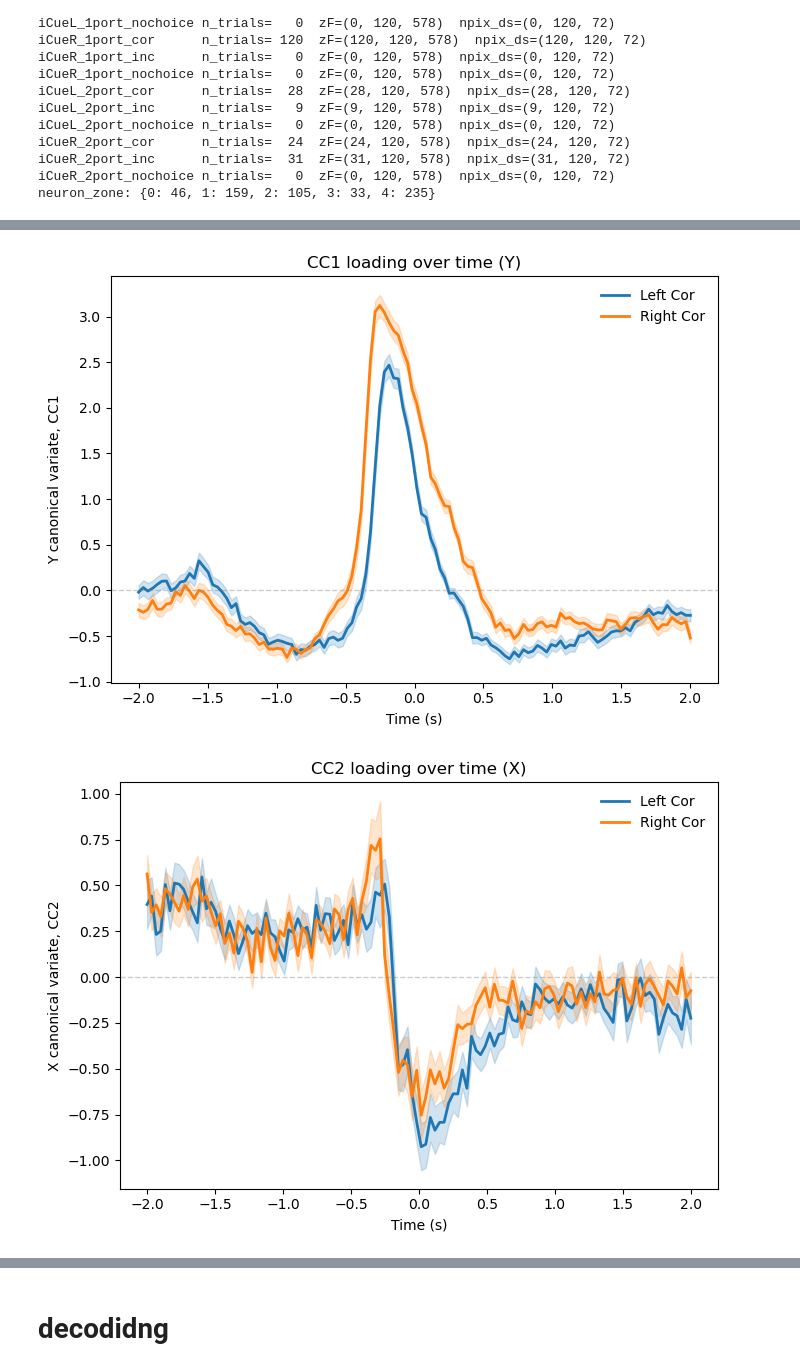
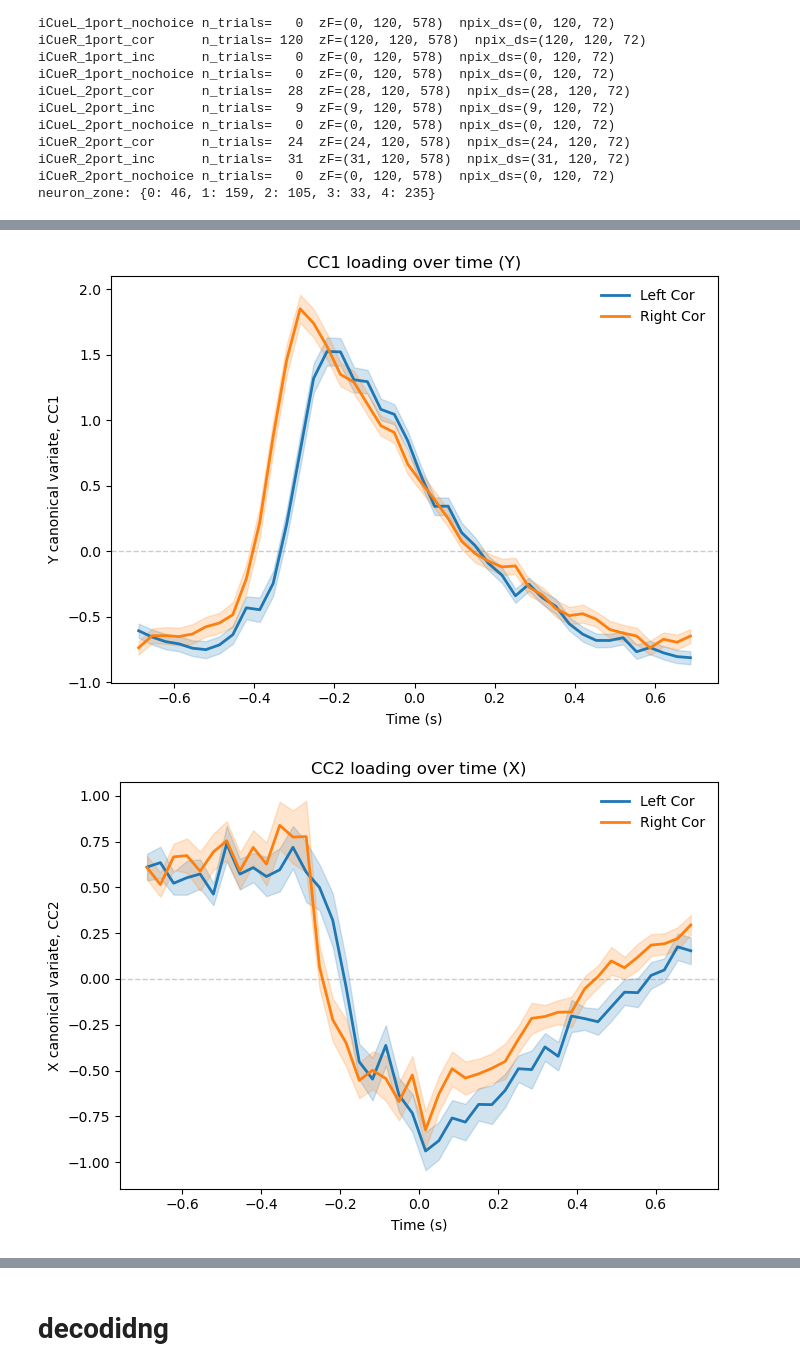
Before and after one commit to AlexVoce/project_pickles, a Jupyter notebook: cca.ipynb, the cells around one changed output, grey strips where cells are left out. Cells and saved outputs as stored; diff of their text form; code cells hidden in the pictures.

```diff
--- a/cca.ipynb
+++ b/cca.ipynb
@@ -15,12 +20,15 @@ PROJECT_ROOT = Path.cwd()
 
 dataPath = PROJECT_ROOT / "data/"
 # Parameters
-mouse = "dk062"
+mouse = "dk058"
 new = "data_rxn"
-date = "2026-05-19"
+date = "2026-05-27"
 
 # Construct the folder path
-sessionPath = dataPath / mouse / date
+sessionPath = dataPath / new / mouse / "touchDict_v5_20260527_paq0009.json"
+
+with sessionPath.open('r') as f:
+    touchDict = jsonpickle.decode(f.read())
 # %%
 # add another mouse
 mouse_v2 = "sg024/sg024_2026-02-24_v2_touchDict_aligned.json"
@@ -91,16 +108,16 @@ cca_res_shared = run_shared_cca(
     neuron_zone=None, # can restrict to microzone
     x_attr="npix_ds",
     y_attr="zF",
-    scale=True, # z scoring
+    scale=True, # z scoring - only applied to npix_ds, not zF because it is already z scored
     n_pca_components=None, # pca (if none, no pca)
     n_cca_components=5,
-    # temporal_window=(-0.7, 0.7), # can cut to time window
-    # time=organised.time_zF, # if want to cut to time window, need to provide time vector
+    temporal_window=(-0.7, 0.7), # can cut to time window
+    time=organised.time_zF, # if want to cut to time window, need to provide time vector
     test_size=0.2,
     stratify=True, # stratify by trial type
     cv=True,
     max_folds=5,
-    random_state=42,
+    random_state=69,
     verbose=True,
 )
 # %% [output]
@@ -142,15 +159,21 @@ end = 0.7
 mask = (time_axis >= start) & (time_axis <= end) # use mask by doing time_axis[mask] to get the time vector for plottingIF YOU CUT THE TIME WINDOW
 from CCA_analysis import plot_cca_component_timecourse,plot_cca_state_space
 fig, ax, X_CC1 = plot_cca_component_timecourse(
-    cca_res_shared, which="X", component=0, time=time_axis
+    cca_res_shared, which="X", component=0, time=time_axis[mask]
 )
 fig, ax, Y_CC1 = plot_cca_component_timecourse(
-    cca_res_shared, which="Y", component=0, time=time_axis
+    cca_res_shared, which="Y", component=0, time=time_axis[mask]
 )
 fig, ax, X_CC2 = plot_cca_component_timecourse(
-    cca_res_shared, which="X", component=1, time=time_axis
+    cca_res_shared, which="X", component=1, time=time_axis[mask]
 )
 fig, ax, Y_CC2 = plot_cca_component_timecourse(
-    cca_res_shared, which="Y", component=1, time=time_axis
+    cca_res_shared, which="Y", component=1, time=time_axis[mask]
 )
+fig, ax, X_CC3 = plot_cca_component_timecourse(
+    cca_res_shared, which="X", component=2, time=time_axis[mask]
+)
+fig, ax, Y_CC3 = plot_cca_component_timecourse(
+    cca_res_shared, which="Y", component=2, time=time_axis[mask]
+)
 # %% [output]
@@ -158,2 +181,2 @@ fig, ax, Y_CC2 = plot_cca_component_timecourse(
-[figure, old version]
+[figure, new version]
-[figure, old version]
+[figure, new version]
```
Also changed, not shown: parts of 18 cells of this notebook, 2 other files.
